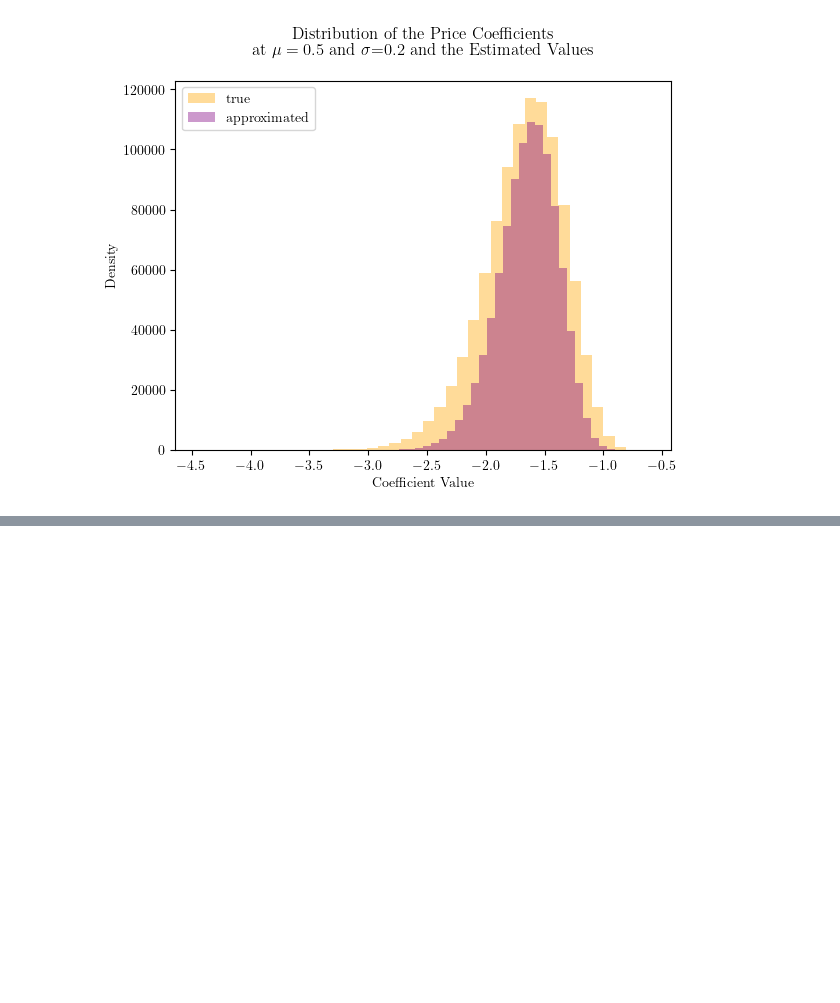
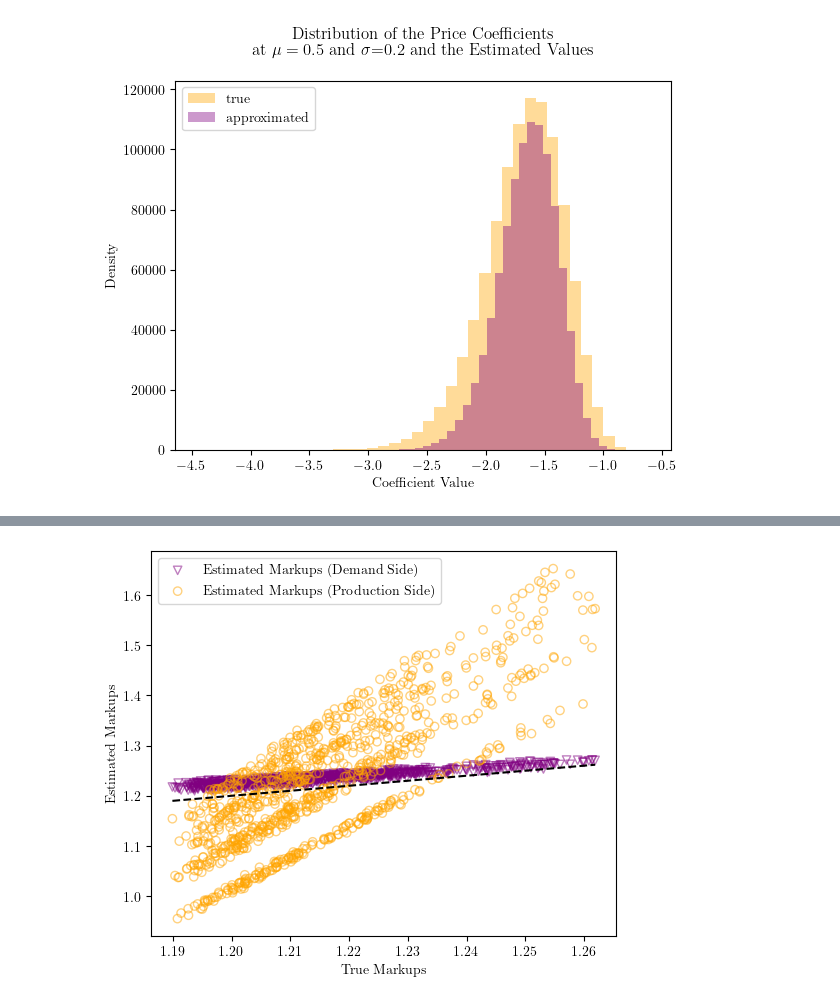
Before and after one commit to anuscabc/markdown_estimation, a Jupyter notebook: integrated_market_model/results_final.ipynb, the cells around one changed output, grey strips where cells are left out. Cells and saved outputs as stored; diff of their text form; code cells hidden in the pictures; blank space fills up the shorter version.

```diff
--- a/integrated_market_model/results_final.ipynb
+++ b/integrated_market_model/results_final.ipynb
@@ -296,0 +299,38 @@ plt.savefig('../plots/markups_no_price_production.pdf')
+# %%
+#  Figure 3 where we do not know the exact
+# assume that there is either misspecification of the wage and the prices at the same time and
+# How the results differ in either of the directions
+
+a =  model_true.prices[:,0]
+repeated_for_markups = np.tile(a, T)
+
+estimated_markups_production_side = (theta_l_hat * repeated_for_markups *
+                                     model_true.market_shares.flatten()
+                                     *n_consumers)/( wage_hat* model_true.labor_quantity.flatten())
+
+
+plt.figure(figsize=(6, 5))
+
+# Create the scatter plot
+plt.scatter(true_markups, estimated_markups_demand_side,
+            color='purple',
+              label='Estimated Markups (Demand Side)',  marker='v',
+               alpha=0.5, facecolors='none', edgecolors='purple')
+plt.scatter(true_markups, estimated_markups_production_side,
+             color='orange',
+               label='Estimated Markups (Production Side)', marker='o',
+                alpha=0.5, facecolors='none', edgecolors='orange')
+plt.plot([min(true_markups), max(true_markups)], [min(true_markups), max(true_markups)], color='black', linestyle='--')
+
+
+# Set the labels and title
+plt.xlabel('True Markups')
+plt.ylabel('Estimated Markups')
+
+# Add a legend
+plt.legend()
+plt.savefig('../plots/markups_no_price_per_firm.pdf')
+
+# Display the plot
+# %% [output]
+[figure, added]
```
Also changed, not shown: parts of 3 cells of this notebook, 14 other files.
